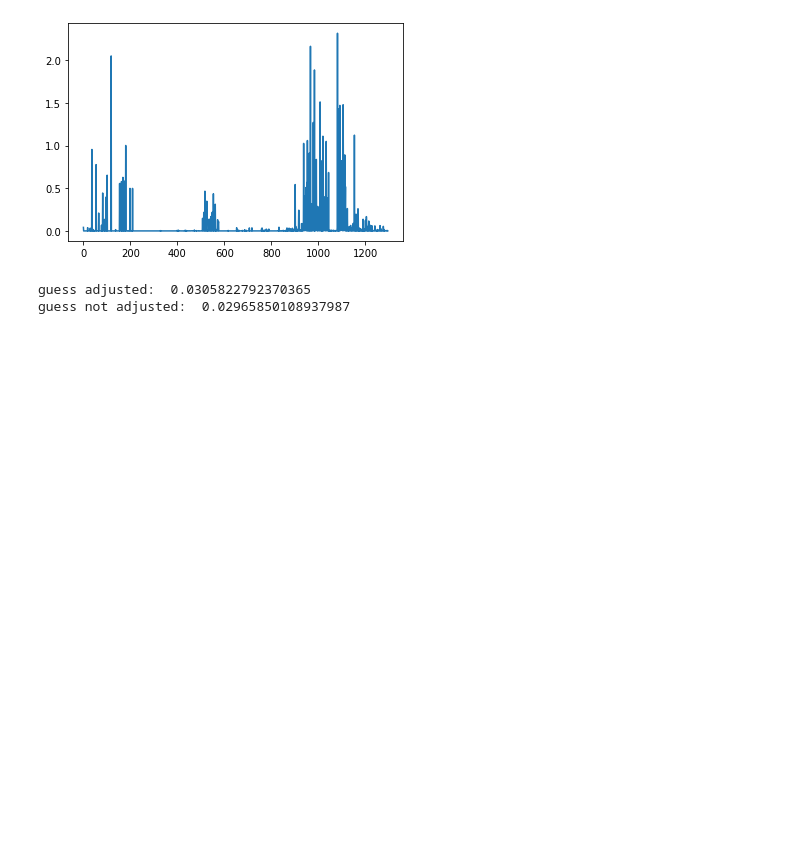
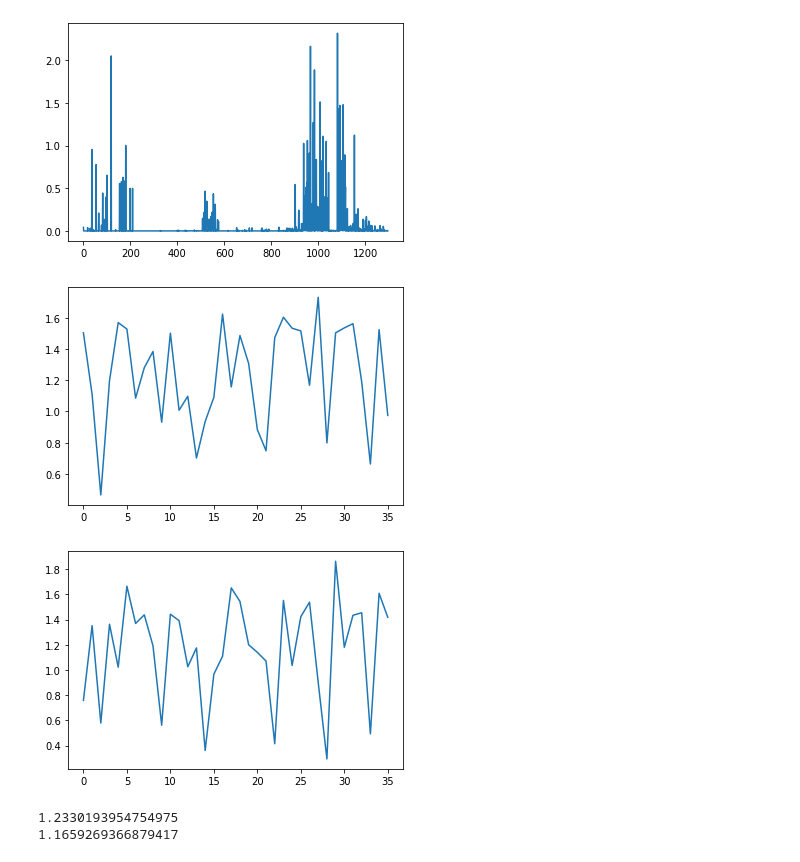
Before and after one commit to rhjvanworkum/CasSchNet, a Jupyter notebook: checks.ipynb, the cells around one changed output. Drawn from its saved outputs; the diff is of its cells as text; code cells hidden in the pictures; blank space fills up the shorter version.

```diff
--- a/checks.ipynb
+++ b/checks.ipynb
@@ -254,16 +250,0 @@ guess not adjusted:  0.04493714223681766
-# %%
-base_path = "C:/users/rhjva/imperial/molcas_files/fulvene_scan_2_experiment0_mse/geometry_35/"
-# ref = read_orbcoef('C:/users/rhjva/imperial/molcas_files/fulvene_scan_2/geometry_0/CASSCF/CASSCF.RasOrb')
-ref = read_orbcoef(base_path + 'CASSCF/geom.orb')
-ml_guess = order_orbitals(ref, read_orbcoef(base_path + 'CASSCF_ML/geom.orb'))
-guess_converged = order_orbitals(ref, read_orbcoef(base_path + 'CASSCF/CASSCF.RasOrb'))
-print('guess adjusted: ', mse(ml_guess, guess_converged))
-
-write_coeffs_to_orb_file(ml_guess.flatten(), 'C:/users/rhjva/imperial/molcas_files/fulvene_scan_2/geometry_0/CASSCF/CASSCF.RasOrb', 'mlguess_adjusted.orb', 36)
-
-ml_guess = read_orbcoef(base_path + 'CASSCF_ML/geom.orb')
-print('guess not adjusted: ', mse(ml_guess, guess_converged))
-write_coeffs_to_orb_file(ml_guess.flatten(), 'C:/users/rhjva/imperial/molcas_files/fulvene_scan_2/geometry_0/CASSCF/CASSCF.RasOrb', 'mlguess_not_adjusted.orb', 36)
-# %% [output]
-guess adjusted:  0.0305822792370365
-guess not adjusted:  0.02965850108937987
@@ -272,0 +255,30 @@ guess not adjusted:  0.02965850108937987
+# %%
+def dot(vec1, vec2):
+  return np.arccos(np.dot(vec1, vec2) / (np.linalg.norm(vec1) * np.linalg.norm(vec2)))
+
+def plot_angles(guess, converged):
+  idx = np.arange(36)
+  angles = [dot(guess[idx], converged[idx]) for idx in range(36)]
+  plt.plot(idx, angles)
+  plt.show()
+# %%
+# 72 -> good speed up
+# 179 -> big loss
+
+base_dir = 'C:/Users/rhjva/imperial/pyscf_files/fulvene_scan_pyscf_new/'
+
+casscf_guess = np.load(base_dir + 'geometry_197_hf_guess.npy')
+casscf_result = np.load(base_dir + 'geometry_197.npz')
+ml_guess = np.load(base_dir + 'geometry_197_ml_guess.npy')
+ml_result = np.load(base_dir + 'geometry_197_ML.npz')
+
+plot_angles(casscf_guess, casscf_result['mo_coeffs'])
+plot_angles(ml_guess, ml_result['mo_coeffs'])
+
+print(np.mean([dot(casscf_guess[idx], casscf_result['mo_coeffs'][idx]) for idx in range(36)]))
+print(np.mean([dot(ml_guess[idx], ml_result['mo_coeffs'][idx]) for idx in range(36)]))
+# %% [output]
+[figure, added]
+[figure, added]
+1.2330193954754975
+1.1659269366879417
```
Also changed, not shown: parts of 3 cells of this notebook, 40 other files.
